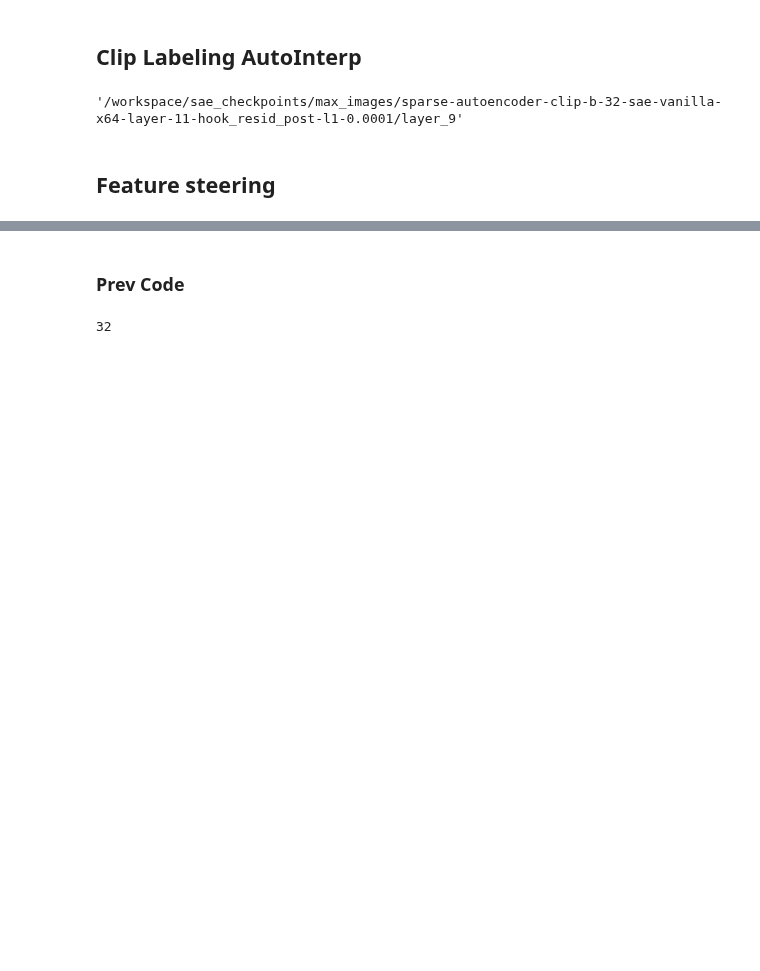
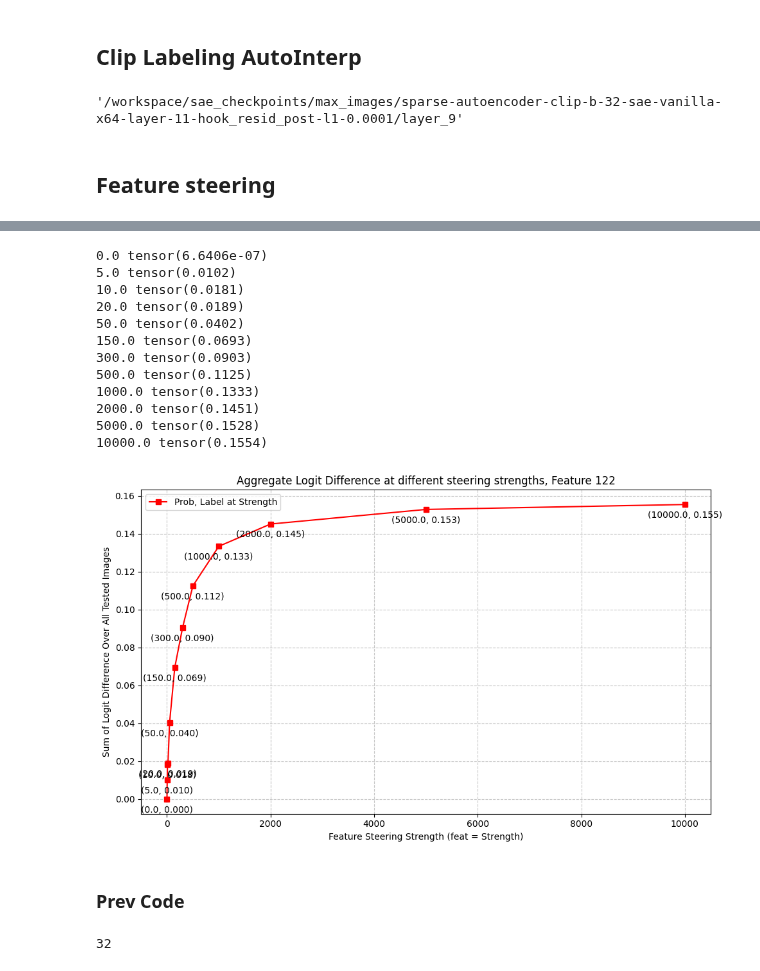
Before and after one commit to soniajoseph/ViT-Prisma, a Jupyter notebook: src/vit_prisma/sae/evals/feature_steering-get-curve-done-well.ipynb, the cells around one changed output, grey strips where cells are left out. Drawn from its saved outputs; the diff is of its cells as text; code cells hidden in the pictures; blank space fills up the shorter version.

```diff
--- a/src/vit_prisma/sae/evals/feature_steering-get-curve-done-well.ipynb
+++ b/src/vit_prisma/sae/evals/feature_steering-get-curve-done-well.ipynb
@@ -757,3 +810,68 @@ plt.show()
+# %%
+steering_strength_info
+feat_num_steerability = feat_num
+# steering_strength_info[steering_strength] = (top_concep,top_val,aggregate_ratio,aggregate_diff)
+agg_diff_arr = []
+i = 0
+for key in steering_strength_info:
+    print(key, steering_strength_info[key][3][feat_num].cpu())
+    agg_diff_arr.append(steering_strength_info[key][3][feat_num_steerability].cpu().item())
+#     agg_diff_arr.append(steering_strength_info[key][2][feat_num_steerability].cpu().item())
+#     i += 1
+#     if i > 3:
+#         agg_diff_arr[-1] = agg_diff_arr[-2]
+
+import matplotlib.pyplot as plt
+import numpy as np
+
+# Sample data
+x = [tup[0] for tup in sorted(feat_num_concept_arr)]
+y1 = agg_diff_arr
+
+# Create the plot
+plt.figure(figsize=(10, 6))
+
+# Plot each line with different colors and markers
+plt.plot(np.array(x), y1, 'rs-', label='Prob, Label at Strength')  # Red line with squares
+
+# Label each point
+for i in range(len(x)):
+    # Labels for series
+    plt.annotate(f'({x[i]:.1f}, {y1[i]:.3f})',
+                (x[i], y1[i]),
+                textcoords="offset points",
+                xytext=(0,-15),
+                ha='center')
+
+# Customize the plot
+plt.xlabel('Feature Steering Strength (feat = Strength)')
+plt.ylabel('Sum of Logit Difference Over All Tested Images')
+plt.title(f'Aggregate Logit Difference at different steering strengths, Feature {feat_num_steerability}')
+plt.legend()
+plt.grid(True, linestyle='--', alpha=0.7)
+
+# Adjust layout to prevent label overlap
+plt.tight_layout()
+
+
+# plt.savefig("test.svg")
+
+# Show the plot
+plt.show()
+# %% [output]
+0.0 tensor(6.6406e-07)
+5.0 tensor(0.0102)
+10.0 tensor(0.0181)
+20.0 tensor(0.0189)
+50.0 tensor(0.0402)
+150.0 tensor(0.0693)
+300.0 tensor(0.0903)
+500.0 tensor(0.1125)
+1000.0 tensor(0.1333)
+2000.0 tensor(0.1451)
+5000.0 tensor(0.1528)
+10000.0 tensor(0.1554)
+[figure, added]
 # %% [markdown]
 ### Prev Code
 # %%
```
Also changed, not shown: parts of 6 cells of this notebook.
